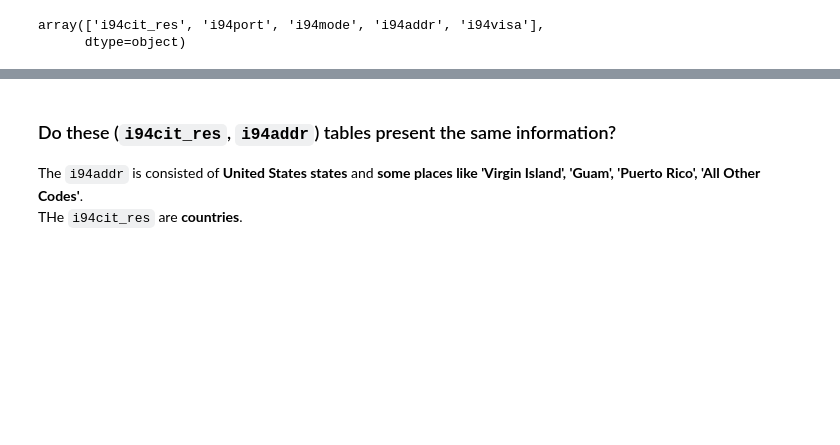
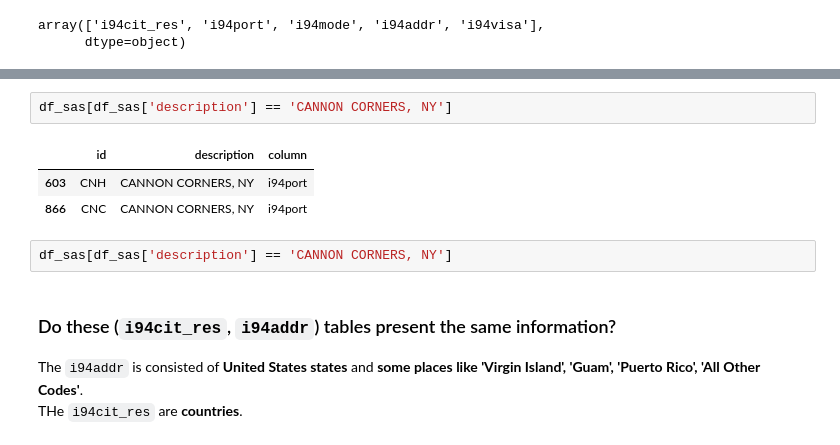
Before and after one commit to Nogfel/Data-Engineering-Nanodegree, a Jupyter notebook: Udacity_final_project/data_exploration.ipynb, the cells around one changed output, grey strips where cells are left out. Drawn from its saved outputs; the diff is of its cells as text; blank space fills up the shorter version.

```diff
--- a/Udacity_final_project/data_exploration.ipynb
+++ b/Udacity_final_project/data_exploration.ipynb
@@ -276,3 +417,11 @@ array(['i94cit_res', 'i94port', 'i94mode', 'i94addr', 'i94visa'],
+# %%
+df_sas[df_sas['description'] == 'CANNON CORNERS, NY']
+# %% [output]
+|  | id | description | column |
+| 603 | CNH | CANNON CORNERS, NY | i94port |
+| 866 | CNC | CANNON CORNERS, NY | i94port |
+# %%
+df_sas[df_sas['description'] == 'CANNON CORNERS, NY']
 # %% [markdown]
 ### Do these (`i94cit_res`, `i94addr`) tables present the same information?
 The `i94addr` is consisted of **United States states** and **some places like 'Virgin Island', 'Guam', 'Puerto Rico', 'All Other Codes'**.<br>
```
Also changed, not shown: parts of 16 cells of this notebook.
